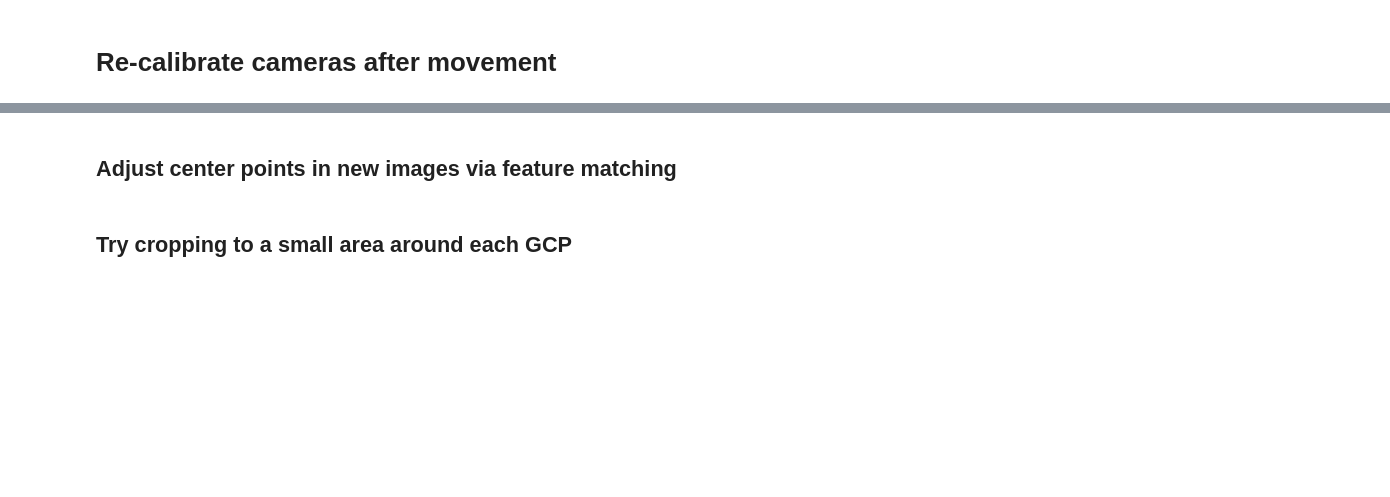
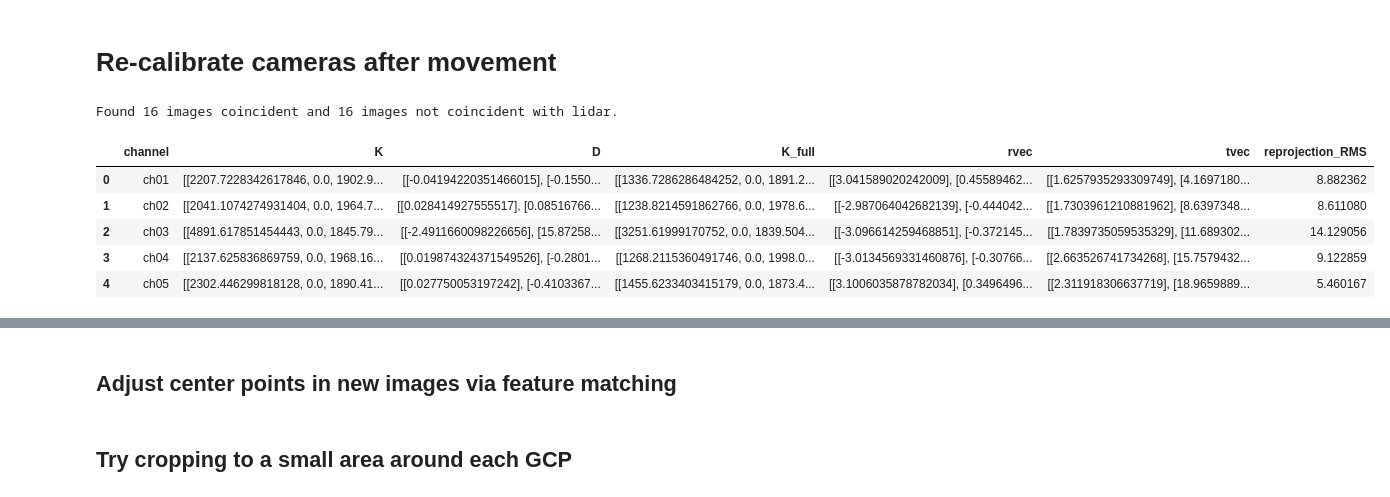
Before and after one commit to RaineyAbe/soo_locks_photogrammetry, a Jupyter notebook: drafts/recalibrate_cameras.ipynb, the cells around one changed output, grey strips where cells are left out. Cells and saved outputs as stored; diff of their text form; code cells hidden in the pictures; blank space fills up the shorter version.

```diff
--- a/drafts/recalibrate_cameras.ipynb
+++ b/drafts/recalibrate_cameras.ipynb
@@ -3,33 +3,41 @@
 # %%
 import os
 from glob import glob
 import cv2
 import pandas as pd
 import geopandas as gpd
 import ast
 import numpy as np
 import rioxarray as rxr
 import xarray as xr
 import matplotlib.pyplot as plt
 from shapely.geometry import MultiPolygon, Point
 
 data_folder = '/Users/rdcrlrka/Research/Soo_locks'
-og_image_list = sorted(glob(os.path.join(data_folder, 'camera_calibration', 'single_band_images', '*.tiff')))
+og_image_list = sorted(glob(os.path.join(data_folder, 'inputs', 'original_images', '*.tiff')))
 new_image_list = sorted(glob(os.path.join(data_folder, 'camera_calibration', 'images20251021', '*.tiff')))
 print(f"Found {len(og_image_list)} images coincident and {len(new_image_list)} images not coincident with lidar.")
 
 # Grab other input files
-gcp_file = os.path.join(os.getcwd(), '..', '..', 'inputs', 'gcp', 'GCP_merged_stable.gpkg')
-refdem_file = os.path.join(os.getcwd(), '..', '..', 'inputs', 'lidar_DSM_filled_cropped.tif')
-refl_file = os.path.join(os.getcwd(), '..', '..', 'inputs', '20251001_Soo_Model_1cm_Intensity_UTM19N-fake.tif')
-calib_file = os.path.join(data_folder, 'camera_calibration', 'calibration_params', 'calibration_parameters_merged.csv')
+gcp_file = os.path.join(data_folder, 'inputs', 'gcp_new', 'GCP_merged.gpkg')
+refdem_file = os.path.join(data_folder, 'inputs', 'lidar_DSM_filled_cropped.tif')
+refl_file = os.path.join(data_folder, 'inputs', '20251001_Soo_Model_1cm_Intensity_UTM19N-fake.tif')
+calib_file = os.path.join(data_folder, 'inputs', 'original_calibrated_cameras.csv')
 water_mask_file = os.path.join(data_folder, 'inputs', 'water_mask.gpkg')
 
 # Load merged camera calibration parameters
 calib = pd.read_csv(calib_file)
-for k in ['K', 'D', 'K_full', 'R_rectified', 't_rectified']:
+for k in ['K', 'D', 'K_full', 'rvec', 'tvec']:
     calib[k] = calib[k].apply(ast.literal_eval)
 calib.head()
+# %% [output]
+Found 16 images coincident and 16 images not coincident with lidar.
+|  | channel | K | D | K_full | rvec | tvec | reprojection_RMS |
+| 0 | ch01 | [[2207.7228342617846, 0.0, 1902.9... | [[-0.04194220351466015], [-0.1550... | [[1336.7286286484252, 0.0, 1891.2... | [[3.041589020242009], [0.45589462... | [[1.6257935293309749], [4.1697180... | 8.882362 |
+| 1 | ch02 | [[2041.1074274931404, 0.0, 1964.7... | [[0.028414927555517], [0.08516766... | [[1238.8214591862766, 0.0, 1978.6... | [[-2.987064042682139], [-0.444042... | [[1.7303961210881962], [8.6397348... | 8.611080 |
+| 2 | ch03 | [[4891.617851454443, 0.0, 1845.79... | [[-2.4911660098226656], [15.87258... | [[3251.61999170752, 0.0, 1839.504... | [[-3.096614259468851], [-0.372145... | [[1.7839735059535329], [11.689302... | 14.129056 |
+| 3 | ch04 | [[2137.625836869759, 0.0, 1968.16... | [[0.019874324371549526], [-0.2801... | [[1268.2115360491746, 0.0, 1998.0... | [[-3.0134569331460876], [-0.30766... | [[2.663526741734268], [15.7579432... | 9.122859 |
+| 4 | ch05 | [[2302.446299818128, 0.0, 1890.41... | [[0.027750053197242], [-0.4103367... | [[1455.6233403415179, 0.0, 1873.4... | [[3.1006035878782034], [0.3496496... | [[2.311918306637719], [18.9659889... | 5.460167 |
 # %%
 # --- Apply calibration to original image as a check ---
 def apply_calibration(image_file, calib_params, dem_file):
```
Also changed, not shown: parts of 3 cells of this notebook, 2 other files.
